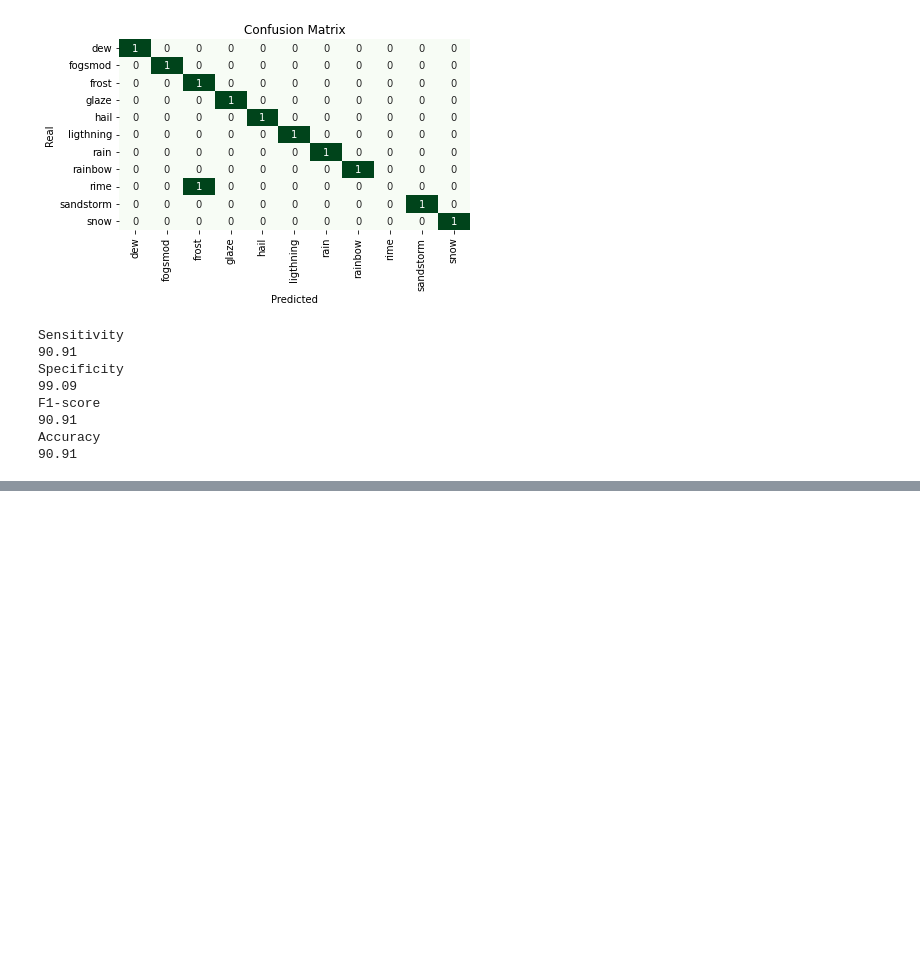
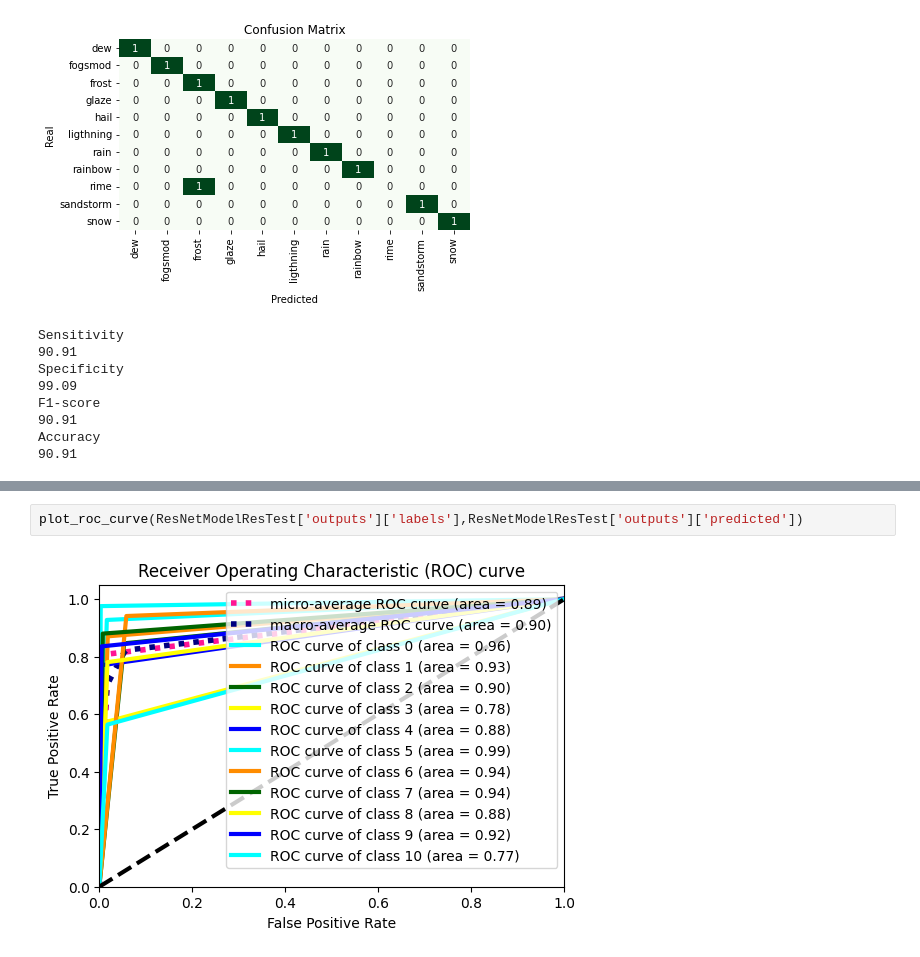
Before and after one commit to jorgevasquezutec/IAProyecto5, a Jupyter notebook: notebook.ipynb, the cells around one changed output, grey strips where cells are left out. Saved outputs shown, nothing was run; the diff lists cells and outputs as text; blank space fills up the shorter version.

```diff
--- a/notebook.ipynb
+++ b/notebook.ipynb
@@ -548,0 +557,4 @@ Accuracy
+# %%
+plot_roc_curve(ResNetModelResTest['outputs']['labels'],ResNetModelResTest['outputs']['predicted'])
+# %% [output]
+[figure, added]
```
Also changed, not shown: parts of 2 cells of this notebook, 1 other file.
